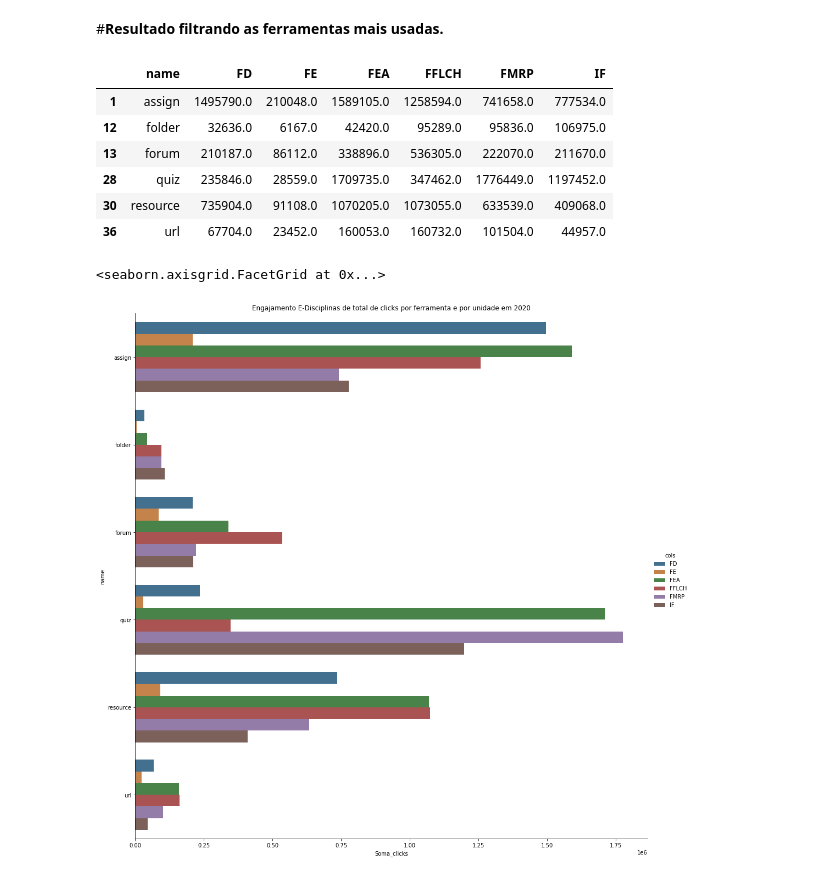
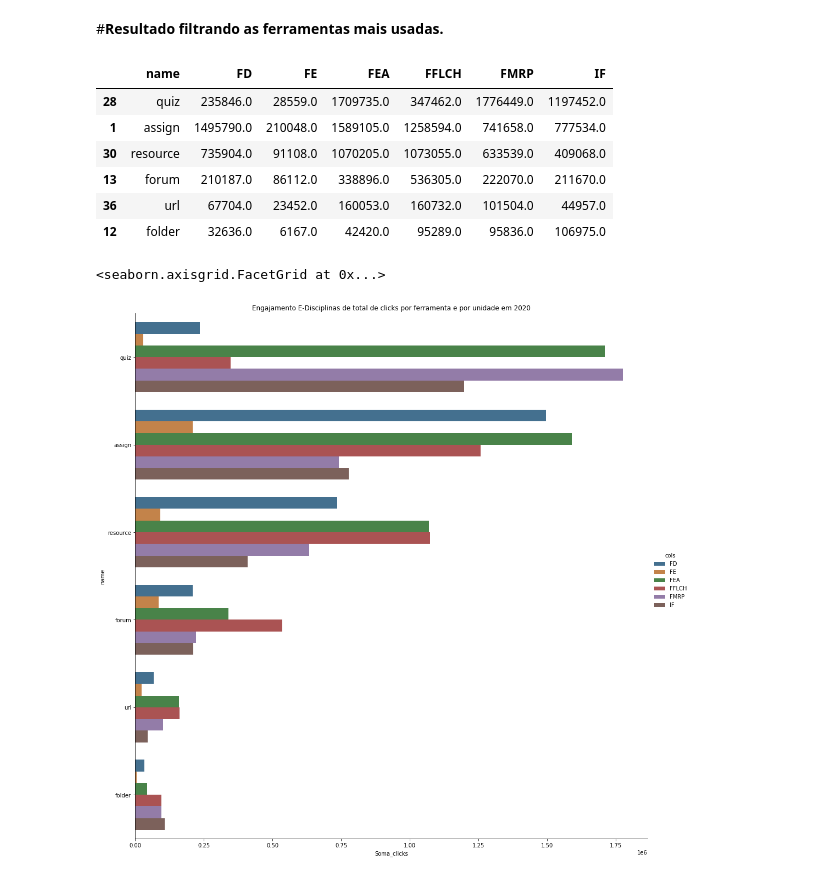
Before and after one commit to atp/edisc-analytics, a Jupyter notebook: Analise_de_Dados_Indicadores_bolsa_PUB_junho_2021_parte3.ipynb, the cells around one changed output. Cells and saved outputs as stored; diff of their text form; code cells hidden in the pictures.

```diff
--- a/Analise_de_Dados_Indicadores_bolsa_PUB_junho_2021_parte3.ipynb
+++ b/Analise_de_Dados_Indicadores_bolsa_PUB_junho_2021_parte3.ipynb
@@ -177,29 +183,29 @@ g.set(title = "Engajamento E-Disciplinas de total de clicks por ferramenta e por
 # %% [markdown]
 #**Resultado filtrando as ferramentas mais usadas.**
 # %%
-df_filtro_1 = df.loc[df['name'] == 'assign']
-df_filtro_2 = df.loc[df['name'] == 'folder']
-df_filtro_3 = df.loc[df['name'] == 'forum']
-df_filtro_4 = df.loc[df['name'] == 'quiz']
-df_filtro_5 = df.loc[df['name'] == 'resource']
-df_filtro_6 = df.loc[df['name'] == 'url']
+df_filtro_1 = df.loc[df['name'] == 'quiz']
+df_filtro_2 = df.loc[df['name'] == 'assign']
+df_filtro_3 = df.loc[df['name'] == 'resource']
+df_filtro_4 = df.loc[df['name'] == 'forum']
+df_filtro_5 = df.loc[df['name'] == 'url']
+df_filtro_6 = df.loc[df['name'] == 'folder']
 df_filtro = pd.concat([df_filtro_1, df_filtro_2, df_filtro_3, df_filtro_4, df_filtro_5, df_filtro_6])
 df_filtro
 # %% [output]
 |  | name | FD | FE | FEA | FFLCH | FMRP | IF |
+| 28 | quiz | 235846.0 | 28559.0 | 1709735.0 | 347462.0 | 1776449.0 | 1197452.0 |
 | 1 | assign | 1495790.0 | 210048.0 | 1589105.0 | 1258594.0 | 741658.0 | 777534.0 |
+| 30 | resource | 735904.0 | 91108.0 | 1070205.0 | 1073055.0 | 633539.0 | 409068.0 |
+| 13 | forum | 210187.0 | 86112.0 | 338896.0 | 536305.0 | 222070.0 | 211670.0 |
+| 36 | url | 67704.0 | 23452.0 | 160053.0 | 160732.0 | 101504.0 | 44957.0 |
 | 12 | folder | 32636.0 | 6167.0 | 42420.0 | 95289.0 | 95836.0 | 106975.0 |
-| 13 | forum | 210187.0 | 86112.0 | 338896.0 | 536305.0 | 222070.0 | 211670.0 |
-| 28 | quiz | 235846.0 | 28559.0 | 1709735.0 | 347462.0 | 1776449.0 | 1197452.0 |
-| 30 | resource | 735904.0 | 91108.0 | 1070205.0 | 1073055.0 | 633539.0 | 409068.0 |
-| 36 | url | 67704.0 | 23452.0 | 160053.0 | 160732.0 | 101504.0 | 44957.0 |
 # %%
 plt = df_filtro.melt('name', var_name='cols', value_name='Soma_clicks')
 g = sns.catplot(y="name", x="Soma_clicks", hue='cols', data=plt, kind="bar", height=14,saturation=.5)
 g.set(title = "Engajamento E-Disciplinas de total de clicks por ferramenta e por unidade em 2020")
 # %% [output]
 <seaborn.axisgrid.FacetGrid at 0x...>
-[figure, old version]
+[figure, new version]
 # %%
 plt = df_filtro.melt('name', var_name='cols', value_name='Soma_clicks')
 g = sns.catplot(x="name", y="Soma_clicks", hue='cols', data=plt, kind="bar", height=14,saturation=.5)
```
Also changed, not shown: parts of 9 cells of this notebook.
